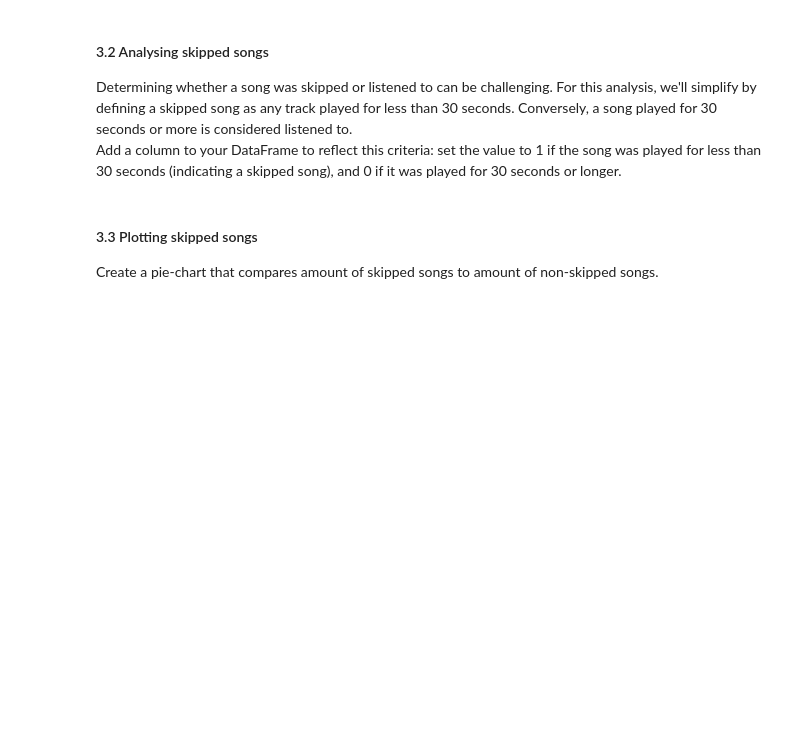
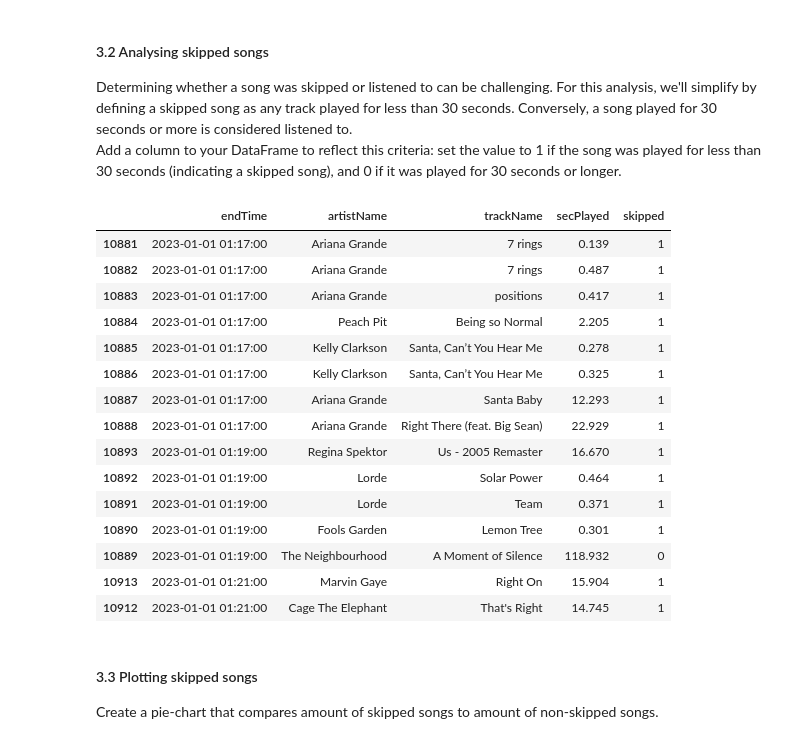
Before and after one commit to jwestpla/DAT200_compulsaries, a Jupyter notebook: CA1/CA1_spotify.ipynb, the cells around one changed output. Cells and saved outputs as stored; diff of their text form; code cells hidden in the pictures; blank space fills up the shorter version.

```diff
--- a/CA1/CA1_spotify.ipynb
+++ b/CA1/CA1_spotify.ipynb
@@ -280,6 +318,26 @@ I think many people find that some types of music are more suitable for morning
 #### 3.2 Analysing skipped songs
 Determining whether a song was skipped or listened to can be challenging. For this analysis, we'll simplify by defining a skipped song as any track played for less than 30 seconds. Conversely, a song played for 30 seconds or more is considered listened to. \
  Add a column to your DataFrame to reflect this criteria: set the value to 1 if the song was played for less than 30 seconds (indicating a skipped song), and 0 if it was played for 30 seconds or longer.
+# %%
+clean_df["skipped"] = (clean_df["secPlayed"] <= 30).astype(int)
+clean_df.head(15)
+# %% [output]
+|  | endTime | artistName | trackName | secPlayed | skipped |
+| 10881 | 2023-01-01 01:17:00 | Ariana Grande | 7 rings | 0.139 | 1 |
+| 10882 | 2023-01-01 01:17:00 | Ariana Grande | 7 rings | 0.487 | 1 |
+| 10883 | 2023-01-01 01:17:00 | Ariana Grande | positions | 0.417 | 1 |
+| 10884 | 2023-01-01 01:17:00 | Peach Pit | Being so Normal | 2.205 | 1 |
+| 10885 | 2023-01-01 01:17:00 | Kelly Clarkson | Santa, Can’t You Hear Me | 0.278 | 1 |
+| 10886 | 2023-01-01 01:17:00 | Kelly Clarkson | Santa, Can’t You Hear Me | 0.325 | 1 |
+| 10887 | 2023-01-01 01:17:00 | Ariana Grande | Santa Baby | 12.293 | 1 |
+| 10888 | 2023-01-01 01:17:00 | Ariana Grande | Right There (feat. Big Sean) | 22.929 | 1 |
+| 10893 | 2023-01-01 01:19:00 | Regina Spektor | Us - 2005 Remaster | 16.670 | 1 |
+| 10892 | 2023-01-01 01:19:00 | Lorde | Solar Power | 0.464 | 1 |
+| 10891 | 2023-01-01 01:19:00 | Lorde | Team | 0.371 | 1 |
+| 10890 | 2023-01-01 01:19:00 | Fools Garden | Lemon Tree | 0.301 | 1 |
+| 10889 | 2023-01-01 01:19:00 | The Neighbourhood | A Moment of Silence | 118.932 | 0 |
+| 10913 | 2023-01-01 01:21:00 | Marvin Gaye | Right On | 15.904 | 1 |
+| 10912 | 2023-01-01 01:21:00 | Cage The Elephant | That's Right | 14.745 | 1 |
 # %% [markdown]
 #### 3.3 Plotting skipped songs
 Create a pie-chart that compares amount of skipped songs to amount of non-skipped songs.
```
Also changed, not shown: parts of 3 cells of this notebook.
